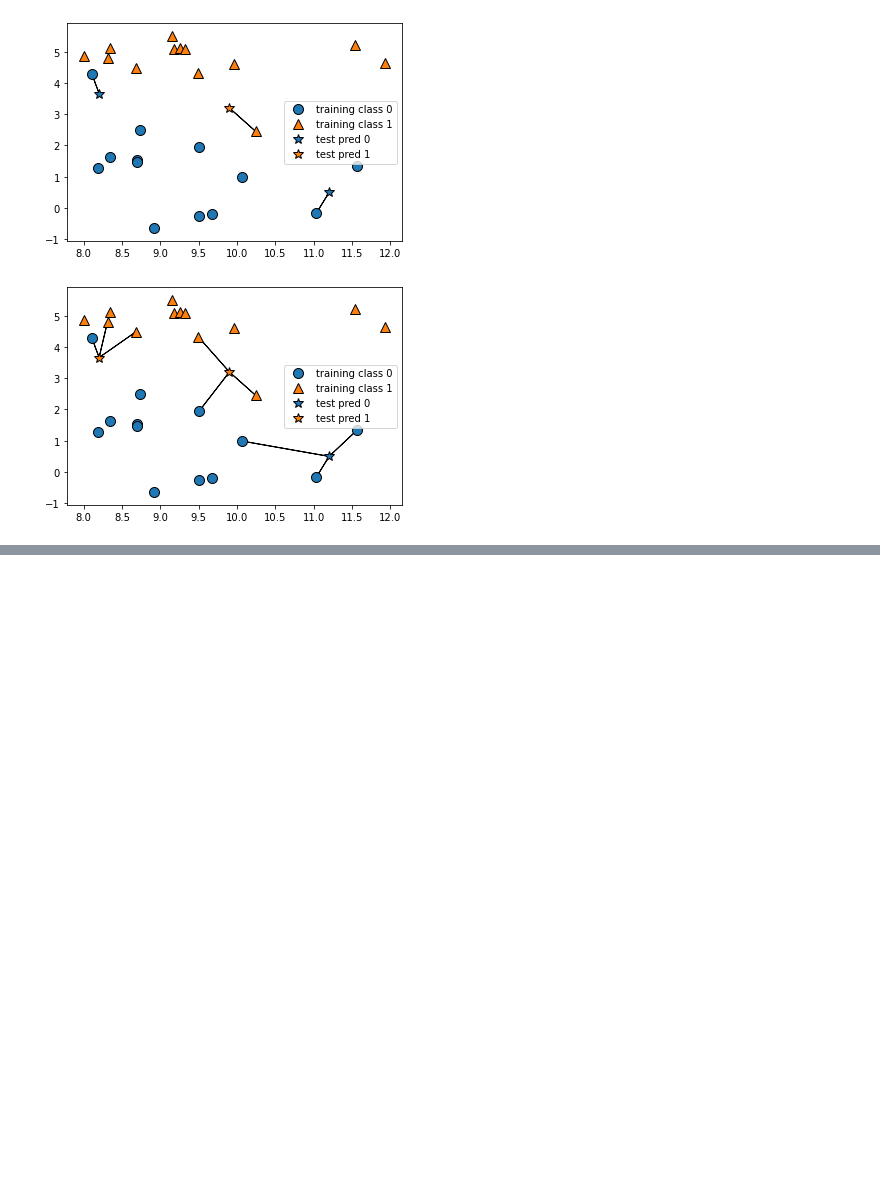
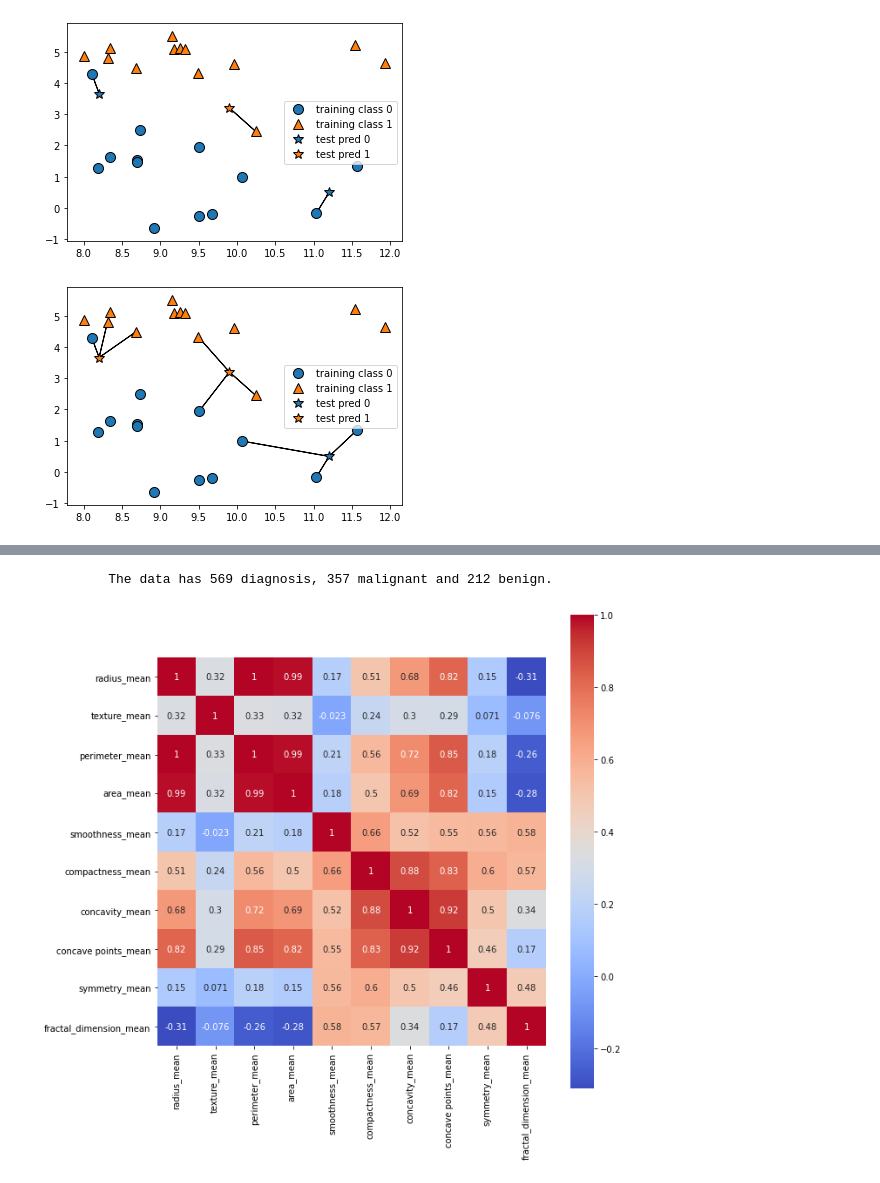
Before and after one commit to Biomedical-Data-Acquisition-and-Mining/homework-test-j24687005, a Jupyter notebook: 0429.ipynb, the cells around one changed output, grey strips where cells are left out. Cells and saved outputs as stored; diff of their text form; code cells hidden in the pictures; blank space fills up the shorter version.

```diff
--- a/0429.ipynb
+++ b/0429.ipynb
@@ -72,3 +72,10 @@ mglearn.plots.plot_knn_classification(n_neighbors=1)
 mglearn.plots.plot_knn_classification(n_neighbors=3)
 # %% [output]
 [figure]
+# %%
+data = pd.read_csv('C:/Users/ASIA-I627/Downloads/data.csv');
+
+print("\n \t The data frame has {0[0]} rows and {0[1]} columns. \n".format(data.shape))
+data.info()
+
+data.head()
@@ -74,0 +107,4 @@ mglearn.plots.plot_knn_classification(n_neighbors=3)
+# %%
+data.drop(data.columns[[-1, 0]], axis=1, inplace=True)
+
+data.info()
@@ -74,0 +142,17 @@ mglearn.plots.plot_knn_classification(n_neighbors=3)
+# %%
+diagnosis_all = list(data.shape)[0]
+diagnosis_categories = list(data['diagnosis'].value_counts())
+
+print("\n \t The data has {} diagnosis, {} malignant and {} benign.".format(diagnosis_all,
+                                                                                 diagnosis_categories[0],
+                                                                                 diagnosis_categories[1]))
+# %% [output]
+         The data has 569 diagnosis, 357 malignant and 212 benign.
+# %%
+features_mean= list(data.columns[1:11])
+# %%
+plt.figure(figsize=(10,10))
+sns.heatmap(data[features_mean].corr(), annot=True, square=True, cmap='coolwarm')
+plt.show()
+# %% [output]
+[figure, added]
```
Also changed, not shown: parts of 12 cells of this notebook.
